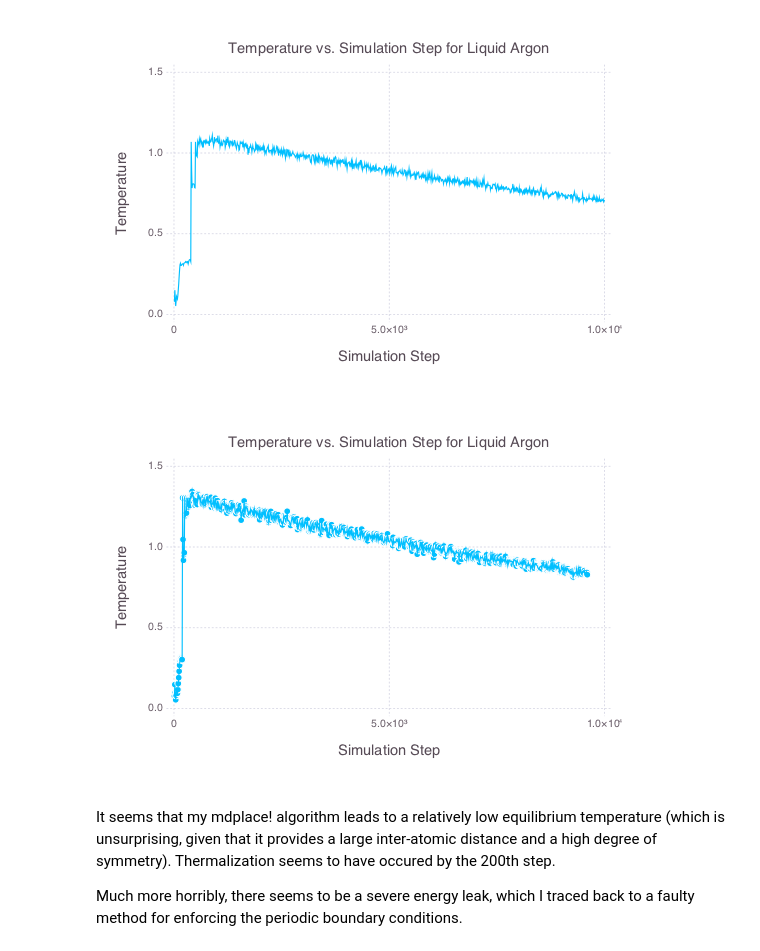
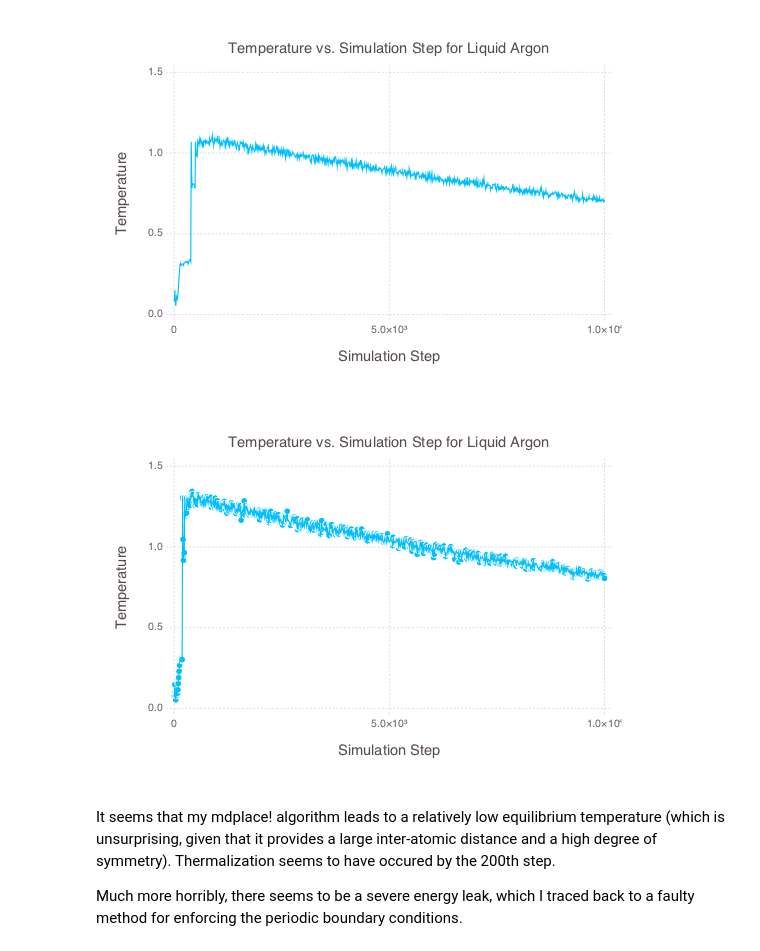
Before and after one commit to stefco/g6080, a Jupyter notebook: set02/sci-comp-hw-2-stefan.ipynb, the cells around one changed output. Saved outputs shown, nothing was run; the diff lists cells and outputs as text; code cells hidden in the pictures.

```diff
--- a/set02/sci-comp-hw-2-stefan.ipynb
+++ b/set02/sci-comp-hw-2-stefan.ipynb
@@ -60,12 +60,12 @@ Gadfly.Guide.title("Temperature vs. Simulation Step for Liquid Argon"))
 # %% [output]
 [figure]
 # %%
-q = loadmdtrial("q2/q-auto");
+q = loadmdtrial("q2/q");
 temps2 = Gadfly.plot( x=[10:10:q.currentStep], y=q.T[10:10:q.currentStep], Gadfly.Geom.line, Gadfly.Geom.point,
 Gadfly.Guide.xlabel("Simulation Step"), Gadfly.Guide.ylabel("Temperature"),
 Gadfly.Guide.title("Temperature vs. Simulation Step for Liquid Argon"))
 # %% [output]
-[figure, old version]
+[figure, new version]
 # %% [markdown]
 It seems that my mdplace! algorithm leads to a relatively low equilibrium temperature (which is unsurprising, given that it provides a large inter-atomic distance and a high degree of symmetry). Thermalization seems to have occured by the 200th step.
 
```
Also changed, not shown: parts of 5 cells of this notebook, 4 other files.
